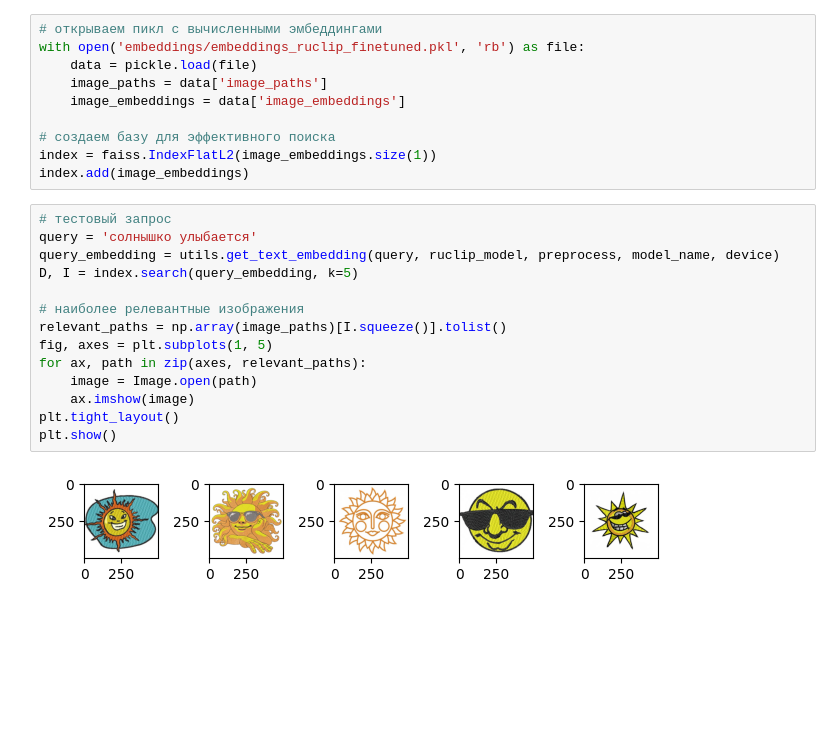
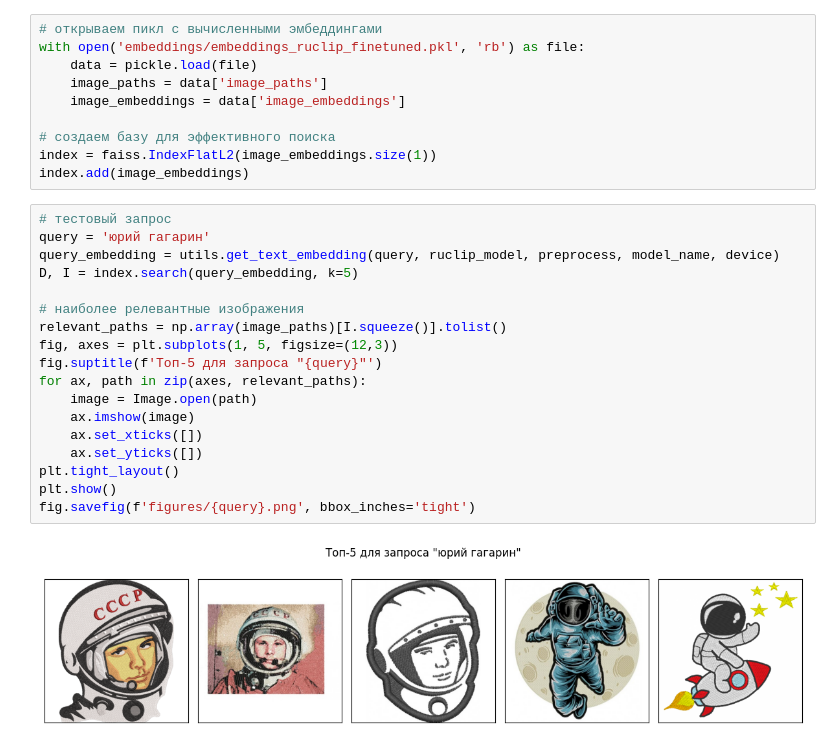
Before and after one commit to anghol/cv-project, a Jupyter notebook: 4-search-examples.ipynb, the cells around one changed output. Saved outputs shown, nothing was run; the diff lists cells and outputs as text; blank space fills up the shorter version.

Commit message:
Make figures more accurate

```diff
--- a/4-search-examples.ipynb
+++ b/4-search-examples.ipynb
@@ -50,17 +49,21 @@ index = faiss.IndexFlatL2(image_embeddings.size(1))
 index.add(image_embeddings)
 # %%
 # тестовый запрос
-query = 'солнышко улыбается'
+query = 'юрий гагарин'
 query_embedding = utils.get_text_embedding(query, ruclip_model, preprocess, model_name, device)
 D, I = index.search(query_embedding, k=5)
 
 # наиболее релевантные изображения
 relevant_paths = np.array(image_paths)[I.squeeze()].tolist()
-fig, axes = plt.subplots(1, 5)
+fig, axes = plt.subplots(1, 5, figsize=(12,3))
+fig.suptitle(f'Топ-5 для запроса "{query}"')
 for ax, path in zip(axes, relevant_paths):
     image = Image.open(path)
     ax.imshow(image)
+    ax.set_xticks([])
+    ax.set_yticks([])
 plt.tight_layout()
 plt.show()
+fig.savefig(f'figures/{query}.png', bbox_inches='tight')
 # %% [output]
-[figure, old version]
+[figure, new version]
```
Also changed, not shown: parts of 1 cell of this notebook, 15 other files.
